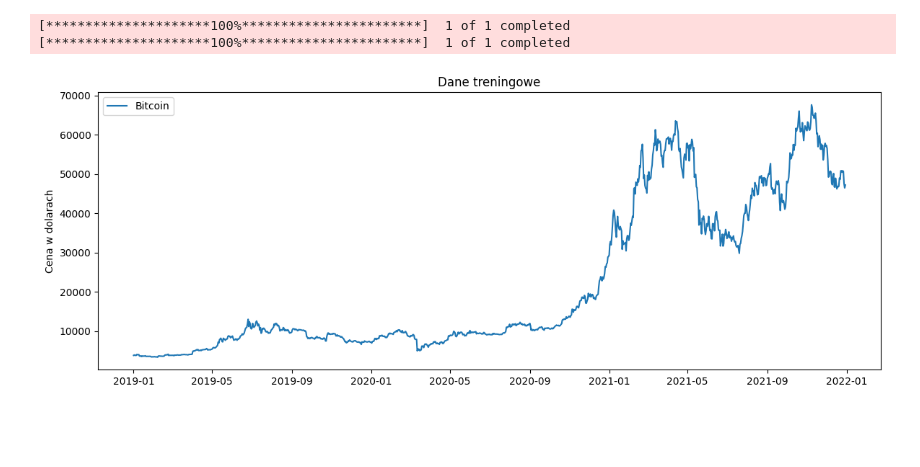
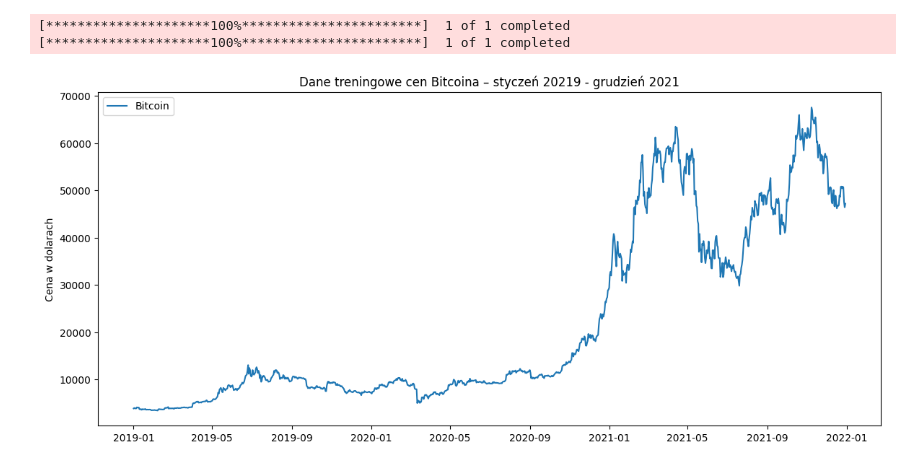
Before and after one commit to cynarski/crypto_predict, a Jupyter notebook: forecast.ipynb, the cells around one changed output. Cells and saved outputs as stored; diff of their text form; code cells hidden in the pictures; blank space fills up the shorter version.

```diff
--- a/forecast.ipynb
+++ b/forecast.ipynb
@@ -18,12 +18,13 @@ length = len(actual_prices)
 [*********************100%***********************]  1 of 1 completed
 [*********************100%***********************]  1 of 1 completed
 # %%
-plt.figure(figsize=(14,5))
+plt.figure(figsize=(14,6))
 plt.plot(df.index, data, label="Bitcoin")
-plt.title("Dane treningowe")
+plt.title("Dane treningowe cen Bitcoina – styczeń 20219 - grudzień 2021")
 plt.ylabel('Cena w dolarach')
 plt.legend()
+plt.savefig('dane_treningowe.png', format='png', dpi=300, bbox_inches='tight')
 plt.show()
 # %% [output]
-[figure, old version]
+[figure, new version]
 # %%
```
Also changed, not shown: parts of 15 cells of this notebook, 5 other files.
